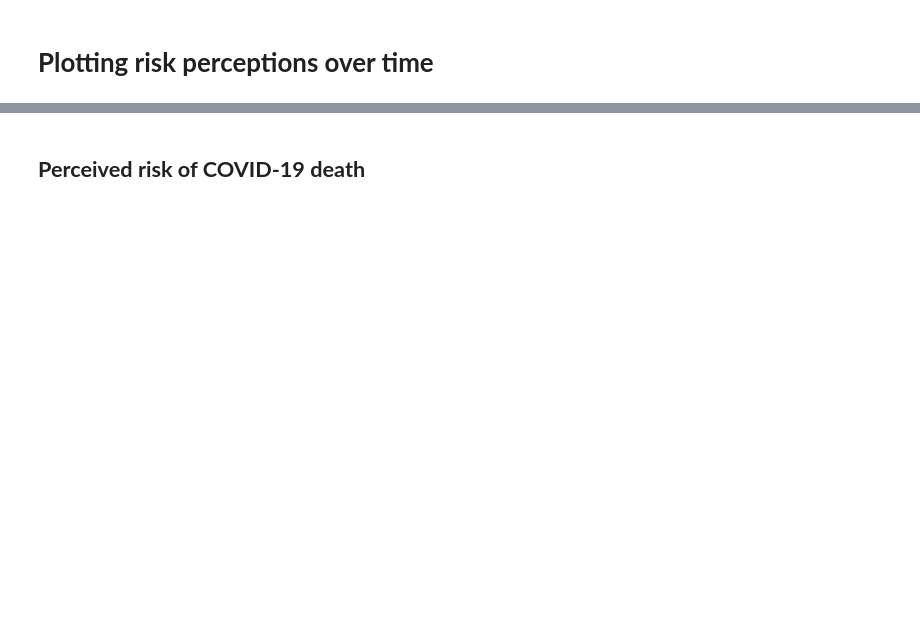
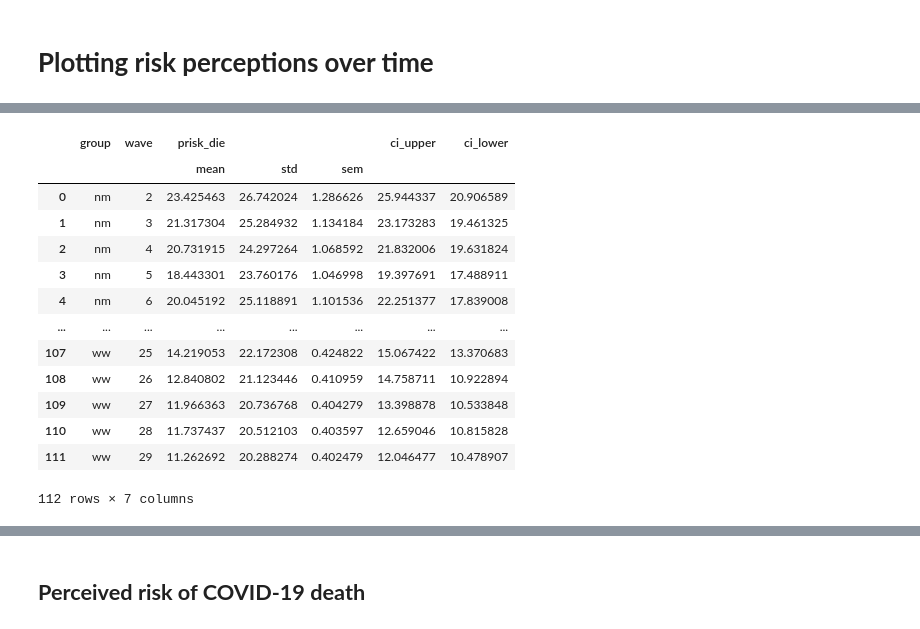
Before and after one commit to ekimluo/white_male_effect, a Jupyter notebook: WME_UAS_cleaning.ipynb, the cells around one changed output, grey strips where cells are left out. Cells and saved outputs as stored; diff of their text form; code cells hidden in the pictures; blank space fills up the shorter version.

```diff
--- a/WME_UAS_cleaning.ipynb
+++ b/WME_UAS_cleaning.ipynb
@@ -205,0 +227,6 @@ Name: prisk_die, dtype: float64
+# %%
+# group dataframe by group and wave
+# calculate mean, std and sem over time
+# save dataframe as df_plot
+df_stats = df[['prisk_die','group','wave']].groupby(['group','wave']).agg(['mean','std','sem']).reset_index()
+df_stats
@@ -205,0 +248,32 @@ Name: prisk_die, dtype: float64
+# %%
+# calculate CI at 95% level
+
+# get square rooted sample sizes for each group per wave
+sample_group_wave = np.sqrt(df.groupby(['wave','group']).size().to_numpy())
+# get means for each group per wave
+mean_group_wave = df_stats['prisk_die']['mean'].to_numpy()
+# get stds for each group per wave
+std_group_wave = df_stats['prisk_die']['std'].to_numpy()
+# get CIs
+ci_upper = mean_group_wave+1.96*std_group_wave/sample_group_wave
+ci_lower = mean_group_wave-1.96*std_group_wave/sample_group_wave
+# %%
+# append CIs to df_stats
+df_stats['ci_upper']=pd.Series(ci_upper)
+df_stats['ci_lower']=pd.Series(ci_lower)
+df_stats
+# %% [output]
+|  | group | wave | prisk_die |  |  | ci_upper | ci_lower |
+|  |  |  | mean | std | sem |  |  |
+| 0 | nm | 2 | 23.425463 | 26.742024 | 1.286626 | 25.944337 | 20.906589 |
+| 1 | nm | 3 | 21.317304 | 25.284932 | 1.134184 | 23.173283 | 19.461325 |
+| 2 | nm | 4 | 20.731915 | 24.297264 | 1.068592 | 21.832006 | 19.631824 |
+| 3 | nm | 5 | 18.443301 | 23.760176 | 1.046998 | 19.397691 | 17.488911 |
+| 4 | nm | 6 | 20.045192 | 25.118891 | 1.101536 | 22.251377 | 17.839008 |
+| ... | ... | ... | ... | ... | ... | ... | ... |
+| 107 | ww | 25 | 14.219053 | 22.172308 | 0.424822 | 15.067422 | 13.370683 |
+| 108 | ww | 26 | 12.840802 | 21.123446 | 0.410959 | 14.758711 | 10.922894 |
+| 109 | ww | 27 | 11.966363 | 20.736768 | 0.404279 | 13.398878 | 10.533848 |
+| 110 | ww | 28 | 11.737437 | 20.512103 | 0.403597 | 12.659046 | 10.815828 |
+| 111 | ww | 29 | 11.262692 | 20.288274 | 0.402479 | 12.046477 | 10.478907 |
+112 rows × 7 columns
```
Also changed, not shown: parts of 38 cells of this notebook.
